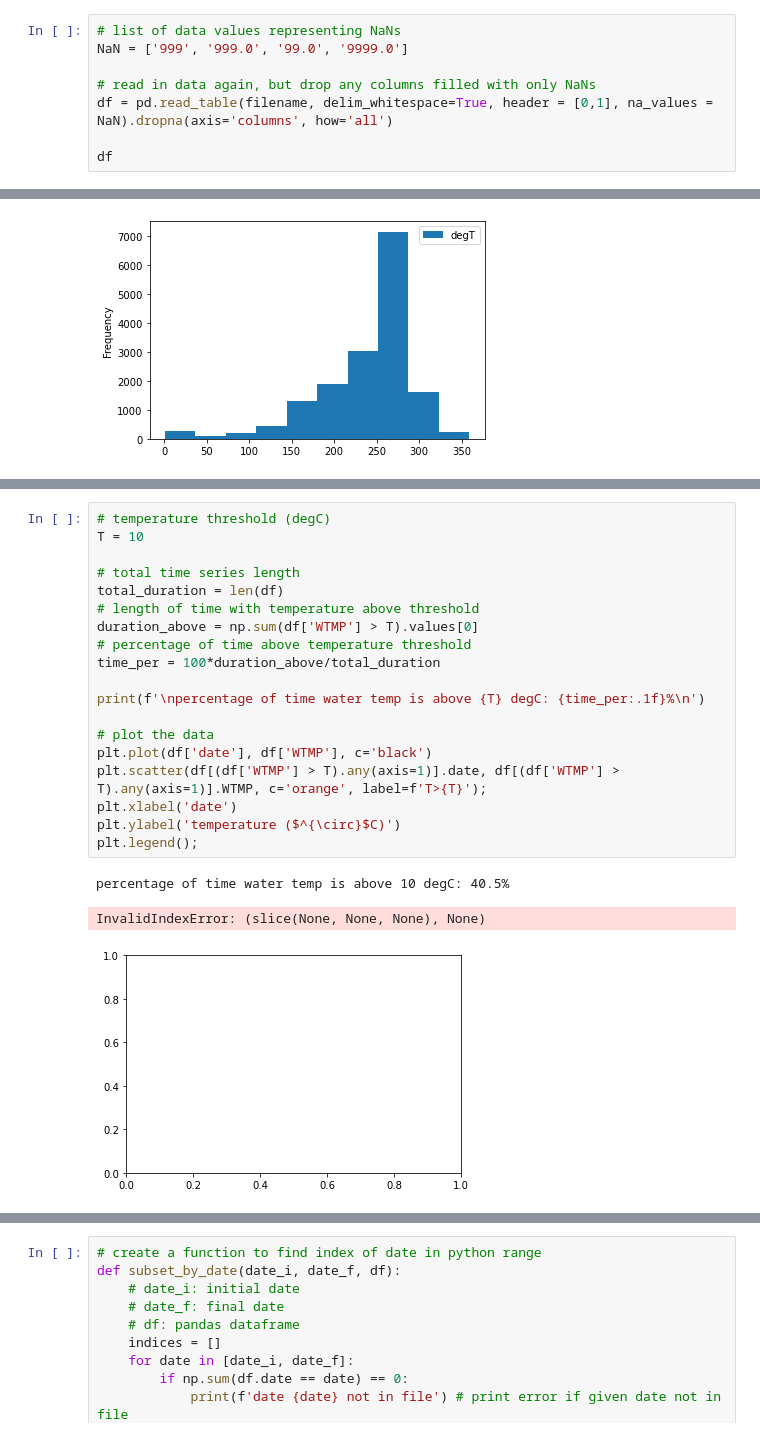
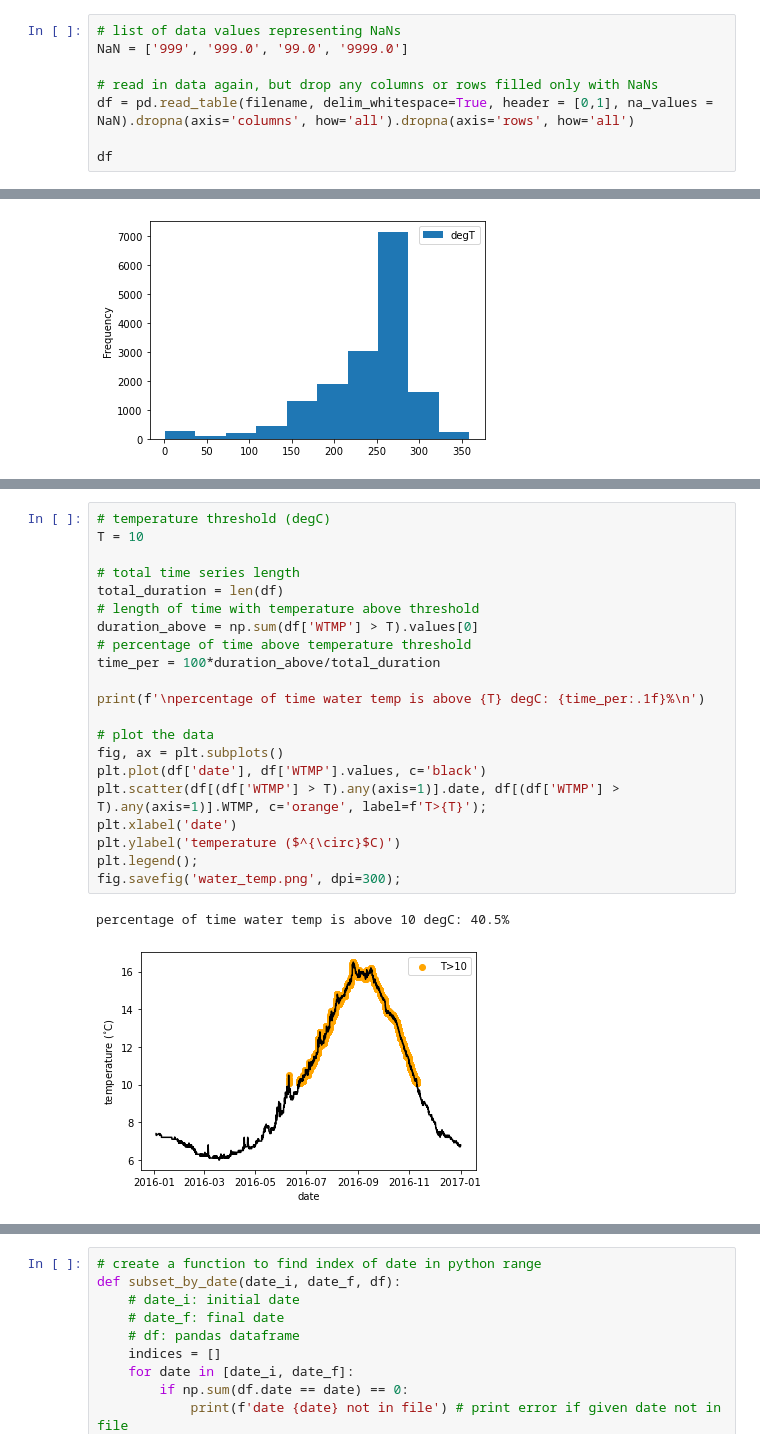
Before and after one commit to mackenziejewell/water-analysis-python-lesson, a Jupyter notebook: content/NDBC_buoy_analysis.ipynb, the cells around one changed output, grey strips where cells are left out. Cells and saved outputs as stored; diff of their text form.

```diff
--- a/content/NDBC_buoy_analysis.ipynb
+++ b/content/NDBC_buoy_analysis.ipynb
@@ -99,8 +97,8 @@ This time tell python to drop any columns filled only with `NaN` values.
 # list of data values representing NaNs
 NaN = ['999', '999.0', '99.0', '9999.0']
 
-# read in data again, but drop any columns filled with only NaNs
-df = pd.read_table(filename, delim_whitespace=True, header = [0,1], na_values = NaN).dropna(axis='columns', how='all')
+# read in data again, but drop any columns or rows filled only with NaNs
+df = pd.read_table(filename, delim_whitespace=True, header = [0,1], na_values = NaN).dropna(axis='columns', how='all').dropna(axis='rows', how='all')
 
 df
 # %% [output]
@@ -187,23 +236,24 @@ df['MWD'].plot(kind='hist')
 # %%
 # temperature threshold (degC)
 T = 10
 
 # total time series length
 total_duration = len(df)
 # length of time with temperature above threshold
 duration_above = np.sum(df['WTMP'] > T).values[0]
 # percentage of time above temperature threshold
 time_per = 100*duration_above/total_duration
 
 print(f'\npercentage of time water temp is above {T} degC: {time_per:.1f}%\n')
 
 # plot the data
-plt.plot(df['date'], df['WTMP'], c='black')
+fig, ax = plt.subplots()
+plt.plot(df['date'], df['WTMP'].values, c='black')
 plt.scatter(df[(df['WTMP'] > T).any(axis=1)].date, df[(df['WTMP'] > T).any(axis=1)].WTMP, c='orange', label=f'T>{T}');
 plt.xlabel('date')
 plt.ylabel('temperature ($^{\circ}$C)')
 plt.legend();
+fig.savefig('water_temp.png', dpi=300);
 # %% [output]
 percentage of time water temp is above 10 degC: 40.5%
-InvalidIndexError: (slice(None, None, None), None)
-[figure, old version]
+[figure, new version]
```
Also changed, not shown: parts of 18 cells of this notebook, 4 other files.
